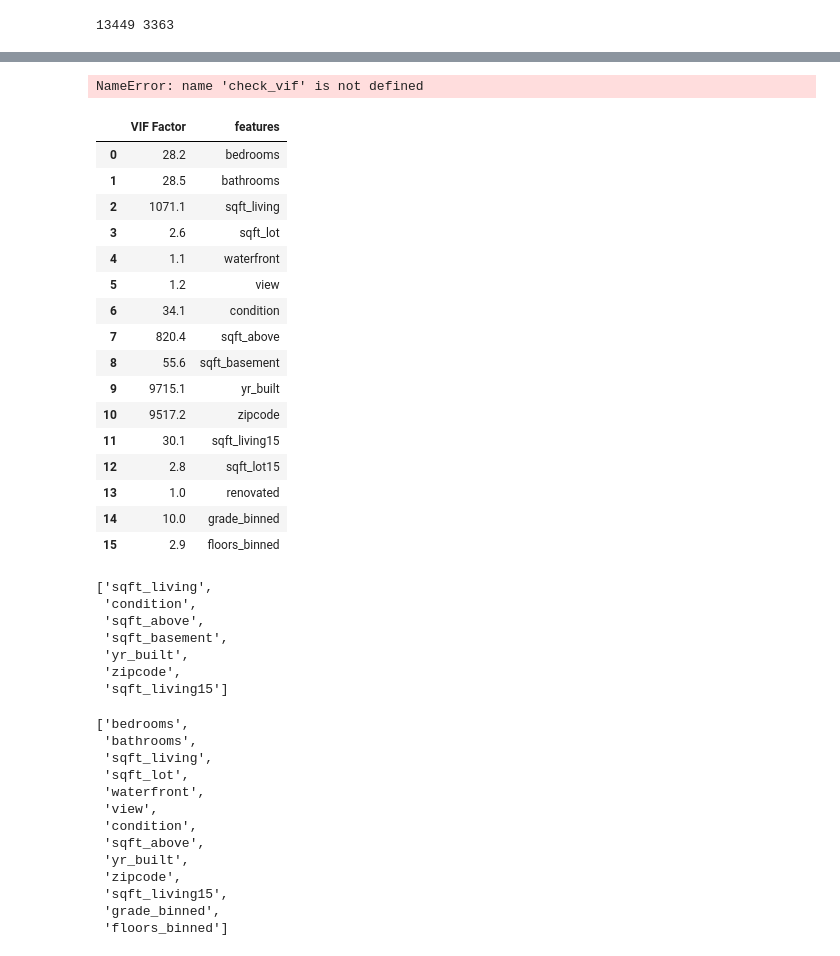
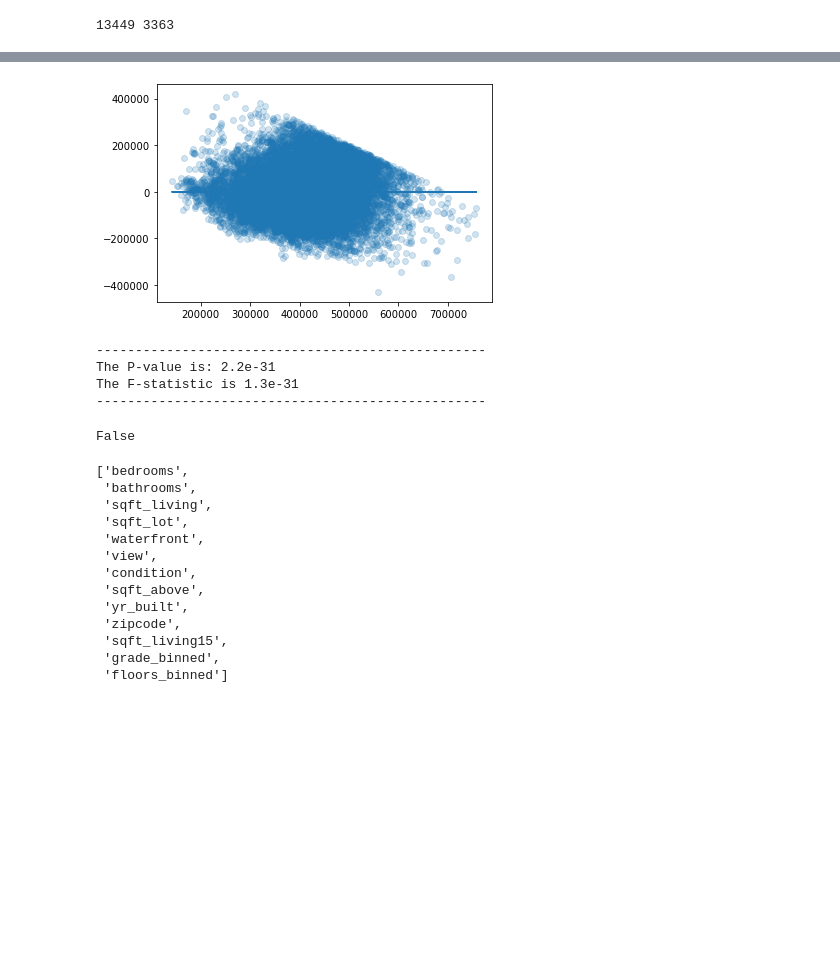
Before and after one commit to adinas94/King-Country-Regression, a Jupyter notebook: Regressions.ipynb, the cells around one changed output, grey strips where cells are left out. Cells and saved outputs as stored; diff of their text form; code cells hidden in the pictures; blank space fills up the shorter version.

```diff
--- a/Regressions.ipynb
+++ b/Regressions.ipynb
@@ -217,32 +85,52 @@ The mean of the residuals is: 5.4e-07. The closer to 0, the better.
-# %%
-check_vif(baseline_test)
-# %% [output]
-NameError: name 'check_vif' is not defined
+# %%
+features = df_preprocessed.columns.drop('price')
+
+def check_homoskedasticity(model, df, target : "", features):
+
+    """Input:
+    model: an sm.OLS model
+    df: a data frame
+    target : a string
+    features: the features of the model
+
+    Retrun:
+    True if
+    False
+    Prints out P-value and F-statistic
+    ------------------------
+    Uses the Breusch–Pagan test. If p-value is below 0.05, then
+    the null hypothesis of homoskedasticity is rejected and
+    heteroskedasticity is assumed.
+    """
+
+    #Plot scatter plot
+    y_hat = df[target] - model.predict(df[features])
+
+    plt.scatter(model.predict(df[features]), y_hat, alpha = 0.2)
+    plt.plot(model.predict(df[features]), [0 for i in range(len(df))])
+    plt.show()
+
+    #run Pegan test
+    _, pval, _, f_pval = diag.het_breuschpagan(model.resid, model.model.exog)
+
+    print('-'*50)
+    print('The P-value is: {:.2}'.format(pval))
+    print('The F-statistic is {:.2}'.format(f_pval))
+    print('-'*50)
+
+    if pval >= 0.05:
+
+        print("The p-value is above 0.05, thus we fail to reject the null hypothesis of homoskedasticity")
+        return True
+
+    return False
 # %%
-test_features_vif(train,'price')
+check_homoskedasticity(baseline, train, "price", features)
 # %% [output]
-|  | VIF Factor | features |
-| 0 | 28.2 | bedrooms |
-| 1 | 28.5 | bathrooms |
-| 2 | 1071.1 | sqft_living |
-| 3 | 2.6 | sqft_lot |
-| 4 | 1.1 | waterfront |
-| 5 | 1.2 | view |
-| 6 | 34.1 | condition |
-| 7 | 820.4 | sqft_above |
-| 8 | 55.6 | sqft_basement |
-| 9 | 9715.1 | yr_built |
-| 10 | 9517.2 | zipcode |
-| 11 | 30.1 | sqft_living15 |
-| 12 | 2.8 | sqft_lot15 |
-| 13 | 1.0 | renovated |
-| 14 | 10.0 | grade_binned |
-| 15 | 2.9 | floors_binned |
+[figure, added]
-['sqft_living',
- 'condition',
- 'sqft_above',
- 'sqft_basement',
- 'yr_built',
- 'zipcode',
- 'sqft_living15']
+--------------------------------------------------
+The P-value is: 2.2e-31
+The F-statistic is 1.3e-31
+--------------------------------------------------
+False
 # %%
```
Also changed, not shown: parts of 10 cells of this notebook, 1 other file.
